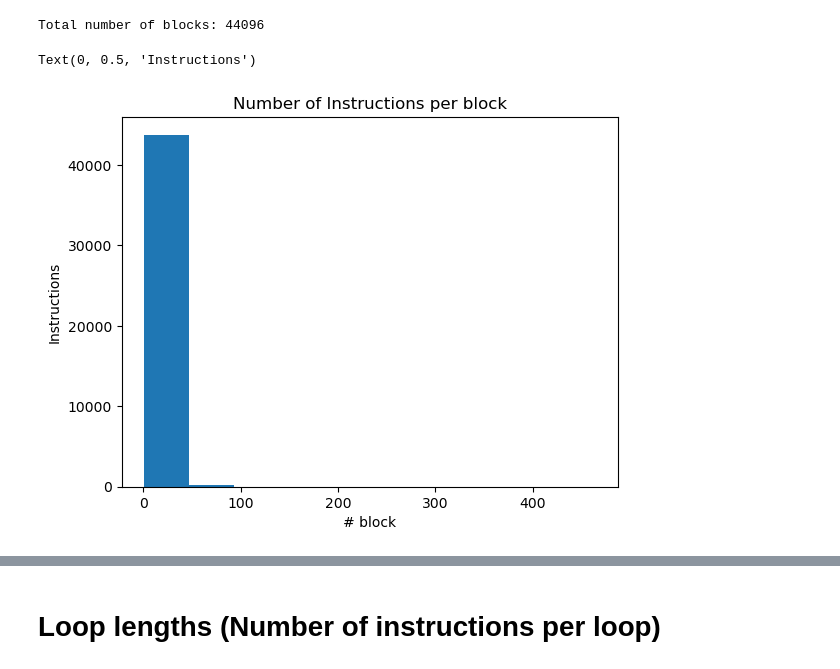
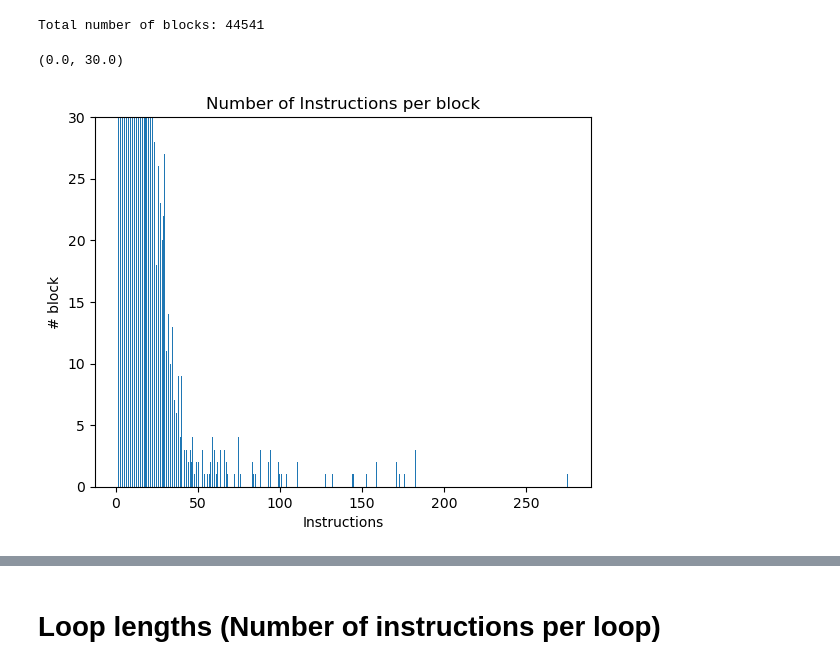
Before and after one commit to Prapti-044/dis-viz, a Jupyter notebook: analysis/main.ipynb, the cells around one changed output, grey strips where cells are left out. Saved outputs shown, nothing was run; the diff lists cells and outputs as text; code cells hidden in the pictures.

```diff
--- a/analysis/main.ipynb
+++ b/analysis/main.ipynb
@@ -76,0 +100,7 @@ for func in tqdm(bin_result['functions']):
+# %%
+# get block in loops with most instructions lines
+def filter_by_loop(block):
+    return len(block['loops']) > 0
+
+sorted_blocks_by_instr_in_loops = list(filter(filter_by_loop, sorted_blocks_by_instr))
+# pprint(list(map(get_short_info, sorted_blocks_by_instr_in_loops))[:5])
@@ -76,0 +117,12 @@ for func in tqdm(bin_result['functions']):
+# %%
+# source-line correspondences of blocks with most instructions
+counter = 0
+for block in sorted_blocks_by_instr_in_loops:
+    print(block['name'])
+    for block_instr in block['instructions']:
+        if 'correspondence' in block_instr:
+            counter += 1
+            print(block_instr['correspondence'])
+            break
+    print()
+print(counter)
@@ -76,0 +147,17 @@ for func in tqdm(bin_result['functions']):
+# %%
+ins_to_find = ['vfmadd']
+
+sorted_block_with_keywords = []
+
+for block in tqdm(sorted_blocks_by_instr_in_loops):
+	block_inserted = False
+	for ins in block['instructions']:
+		for keyword in ins_to_find:
+			if keyword in ins['instruction'].lower():
+				sorted_block_with_keywords.append(block)
+				block_inserted = True
+				break
+		if block_inserted:
+			break
+
+[{ b['name'] + "  " + str(hex(b['start_address'])): [ins['instruction'] for ins in b['instructions']]} for b in sorted_block_with_keywords][0]
@@ -77,15 +197,14 @@ for func in tqdm(bin_result['functions']):
 # %%
-blocks = bin_result['blocks_info']['memory_order_blocks']
-
 print(f"Total number of blocks: {len(blocks)}")
-plt.hist(list(map(lambda block: block['n_instructions'], blocks)))
+plt.hist(list(map(lambda block: block['n_instructions'], blocks)), bins=500)
 plt.title("Number of Instructions per block")
-plt.xlabel("# block")
-plt.ylabel("Instructions")
+plt.xlabel("Instructions")
+plt.ylabel("# block")
+plt.ylim(0, 30)
 # %% [output]
-Total number of blocks: 44096
+Total number of blocks: 44541
-Text(0, 0.5, 'Instructions')
+(0.0, 30.0)
-[figure, old version]
+[figure, new version]
 # %%
 n_ins_per_function = {}
 
```
Also changed, not shown: parts of 21 cells of this notebook, 5 other files.
